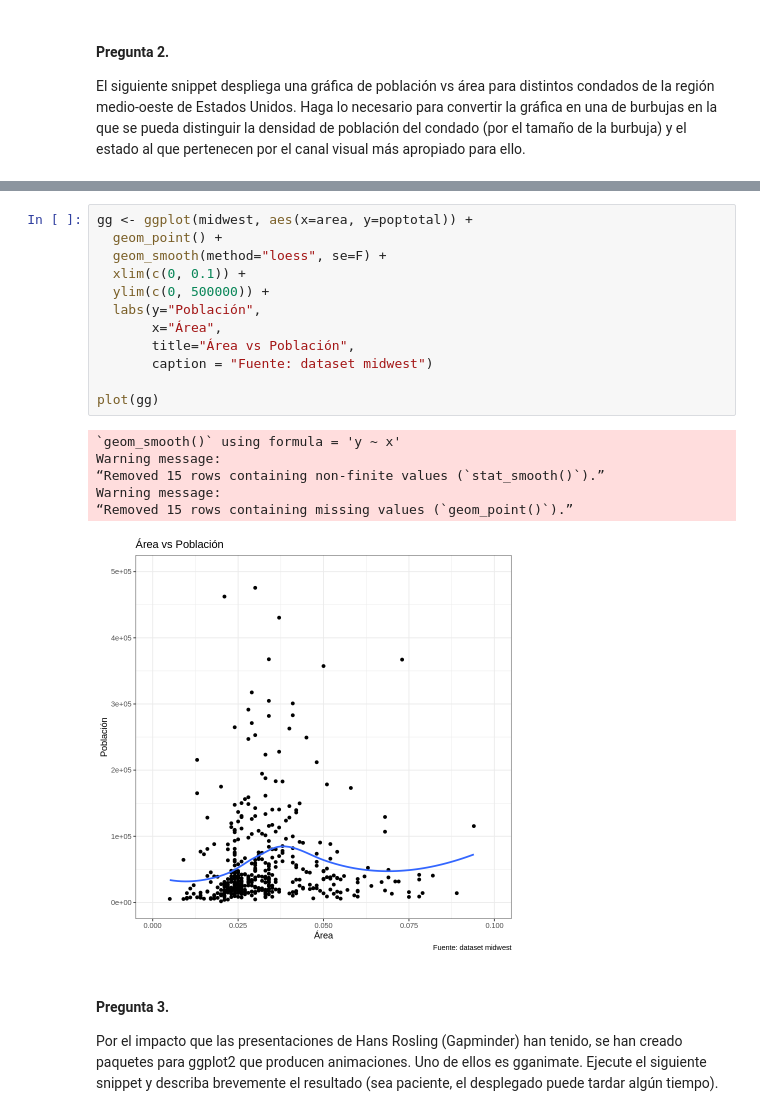
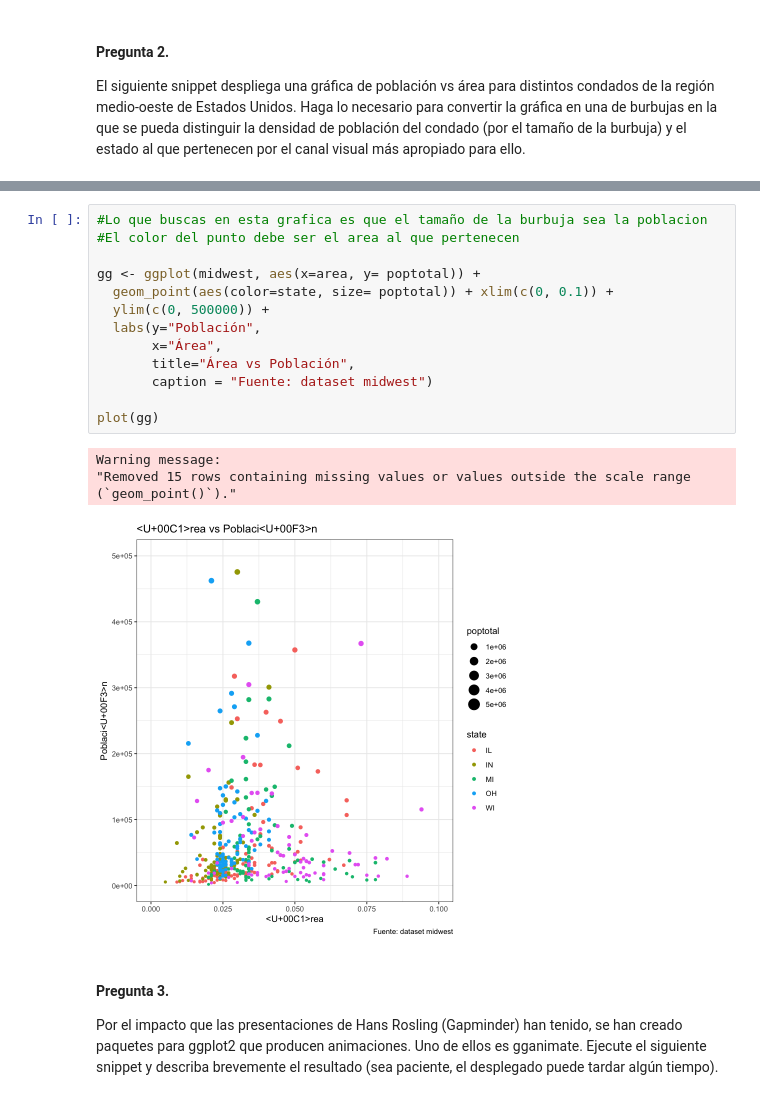
Before and after one commit to MiguelMonr/VisualizacionInformacion, a Jupyter notebook: Notebooks/Pr3_VisualizacionesBasicas.ipynb, the cells around one changed output, grey strips where cells are left out. Drawn from its saved outputs; the diff is of its cells as text.

```diff
--- a/Notebooks/Pr3_VisualizacionesBasicas.ipynb
+++ b/Notebooks/Pr3_VisualizacionesBasicas.ipynb
@@ -41,22 +64,21 @@ El siguiente snippet despliega una gráfica de población vs área para distinto
 # %%
-gg <- ggplot(midwest, aes(x=area, y=poptotal)) +
-  geom_point() +
-  geom_smooth(method="loess", se=F) +
-  xlim(c(0, 0.1)) +
+#Lo que buscas en esta grafica es que el tamaño de la burbuja sea la poblacion
+#El color del punto debe ser el area al que pertenecen
+
+gg <- ggplot(midwest, aes(x=area, y= poptotal)) +
+  geom_point(aes(color=state, size= poptotal)) + xlim(c(0, 0.1)) +
   ylim(c(0, 500000)) +
   labs(y="Población",
        x="Área",
        title="Área vs Población",
        caption = "Fuente: dataset midwest")
 
 plot(gg)
 # %% [output]
-`geom_smooth()` using formula = 'y ~ x'
 Warning message:
-“Removed 15 rows containing non-finite values (`stat_smooth()`).”
-Warning message:
-“Removed 15 rows containing missing values (`geom_point()`).”
+"Removed 15 rows containing missing values or values outside the scale range
+(`geom_point()`)."
-[figure, old version]
+[figure, new version]
 # %% [markdown]
 #### **Pregunta 3.**
 
```
Also changed, not shown: parts of 24 cells of this notebook.
